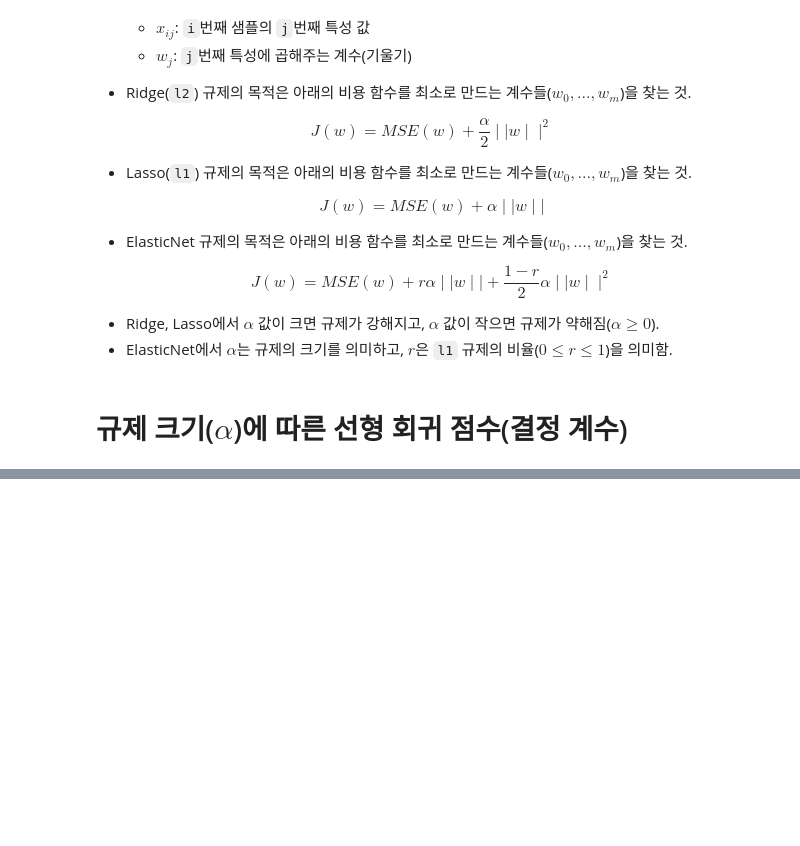
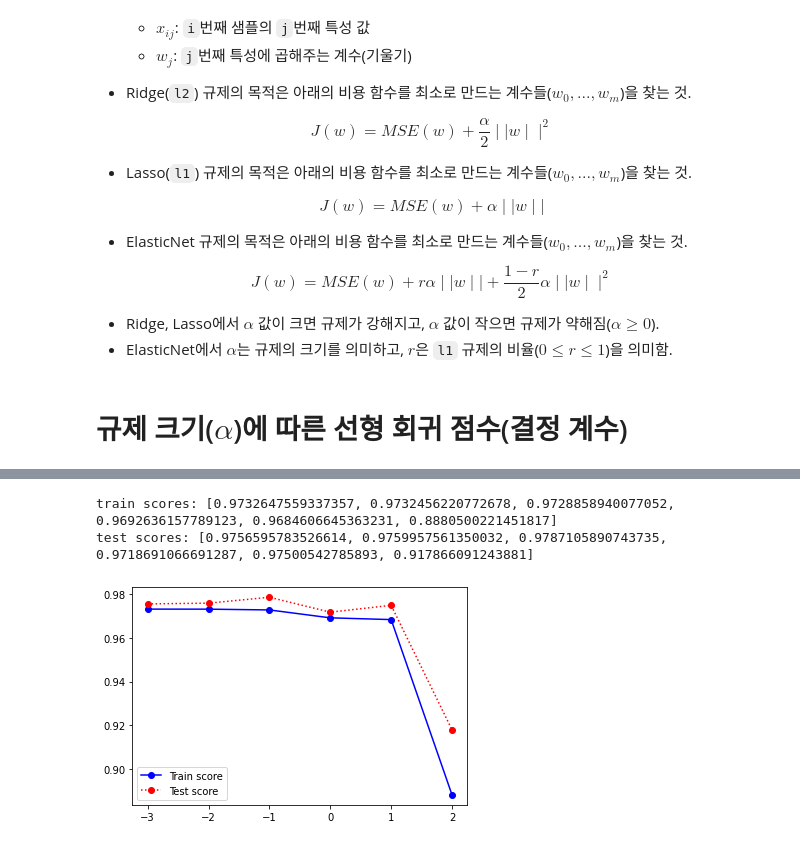
Before and after one commit to JakeOh/202105_itw_bd26, a Jupyter notebook: lab_ml/ml06_multiple_regression.ipynb, the cells around one changed output, grey strips where cells are left out. Drawn from its saved outputs; the diff is of its cells as text; code cells hidden in the pictures; blank space fills up the shorter version.

```diff
--- a/lab_ml/ml06_multiple_regression.ipynb
+++ b/lab_ml/ml06_multiple_regression.ipynb
@@ -521,0 +571,6 @@ $$
+# %%
+visualize_r2_score('lasso', X_train, y_train, X_test, y_test)
+# %% [output]
+train scores: [0.9732647559337357, 0.9732456220772678, 0.9728858940077052, 0.9692636157789123, 0.9684606645363231, 0.8880500221451817]
+test scores: [0.9756595783526614, 0.9759957561350032, 0.9787105890743735, 0.9718691066691287, 0.97500542785893, 0.917866091243881]
+[figure, added]
```
Also changed, not shown: parts of 4 cells of this notebook.
